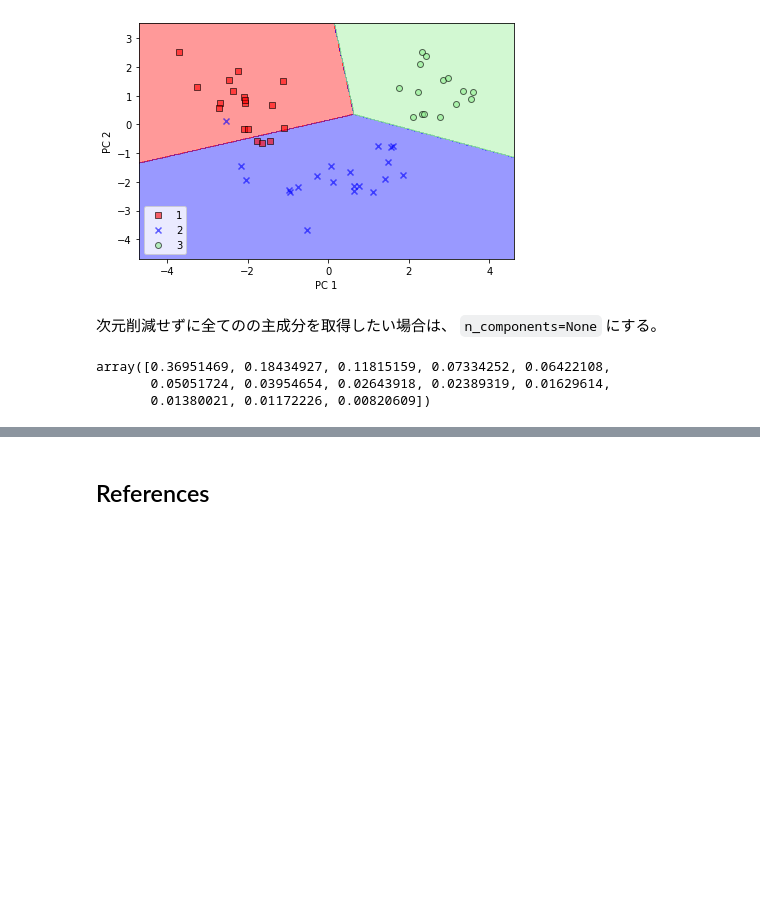
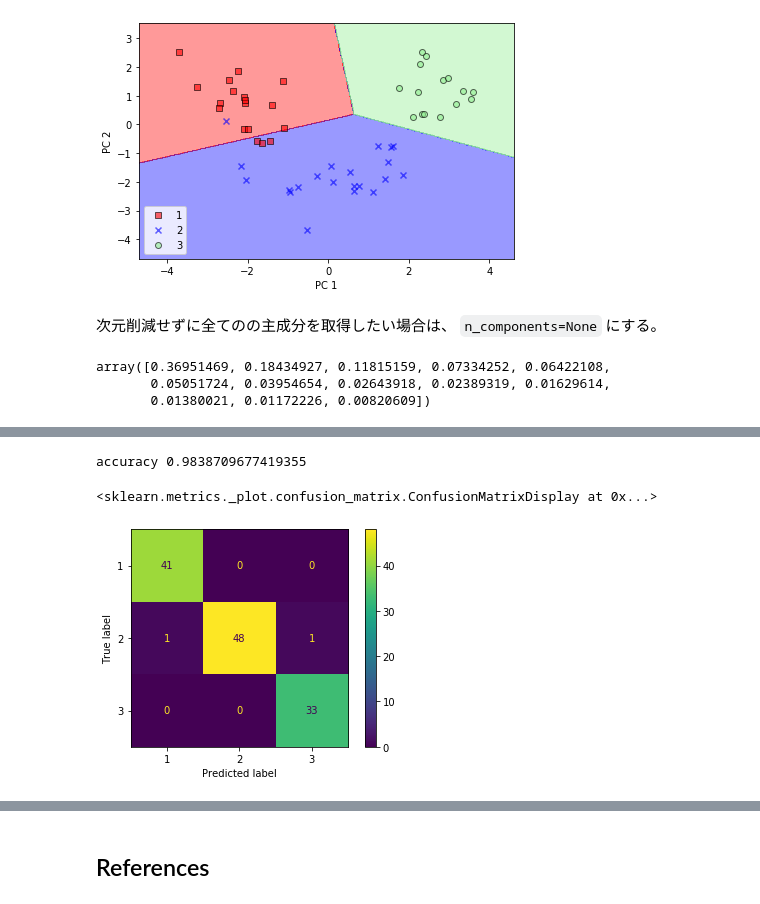
Before and after one commit to hnishi/hnishi_da_handson, a Jupyter notebook: da_handson_pca.ipynb, the cells around one changed output, grey strips where cells are left out. Drawn from its saved outputs; the diff is of its cells as text; code cells hidden in the pictures; blank space fills up the shorter version.

```diff
--- a/da_handson_pca.ipynb
+++ b/da_handson_pca.ipynb
@@ -509,0 +672,12 @@ array([0.36951469, 0.18434927, 0.11815159, 0.07334252, 0.06422108,
+# %%
+from sklearn.linear_model import LogisticRegression
+
+k = 3
+
+pca = PCA(n_components=3)
+X_train_pca = pca.fit_transform(X_train_std)
+X_test_pca = pca.transform(X_test_std)
+
+lr = LogisticRegression(penalty='l2', C=1.0)
+# lr = LogisticRegression(penalty='none')
+lr = lr.fit(X_train_pca, y_train)
@@ -509,0 +696,11 @@ array([0.36951469, 0.18434927, 0.11815159, 0.07334252, 0.06422108,
+# %%
+from sklearn.metrics import plot_confusion_matrix
+
+# 精度
+print('accuracy', lr.score(X_train_pca, y_train))
+# confusion matrix
+plot_confusion_matrix(lr, X_train_pca, y_train)
+# %% [output]
+accuracy 0.9838709677419355
+<sklearn.metrics._plot.confusion_matrix.ConfusionMatrixDisplay at 0x...>
+[figure, added]
```
Also changed, not shown: parts of 47 cells of this notebook.
